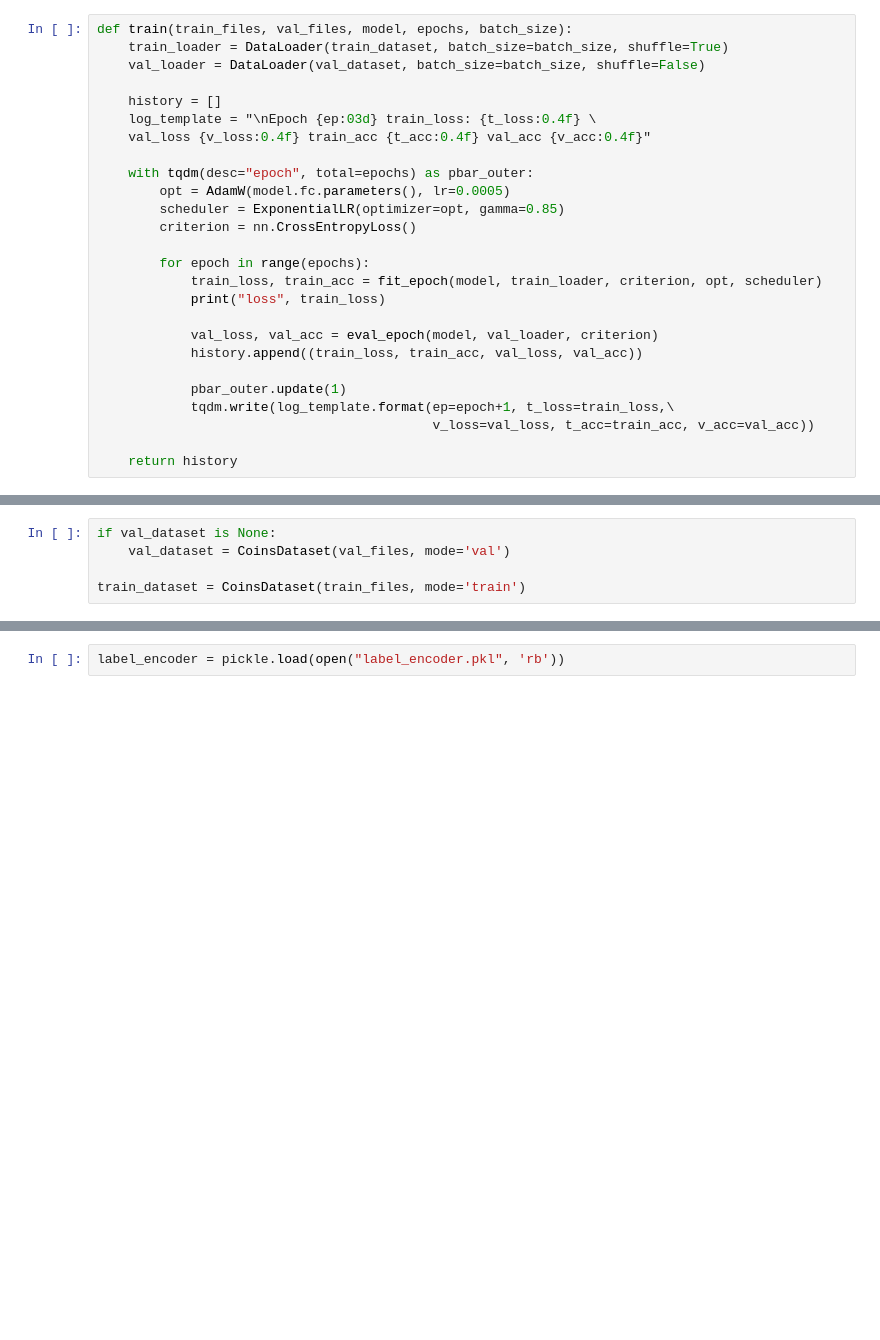
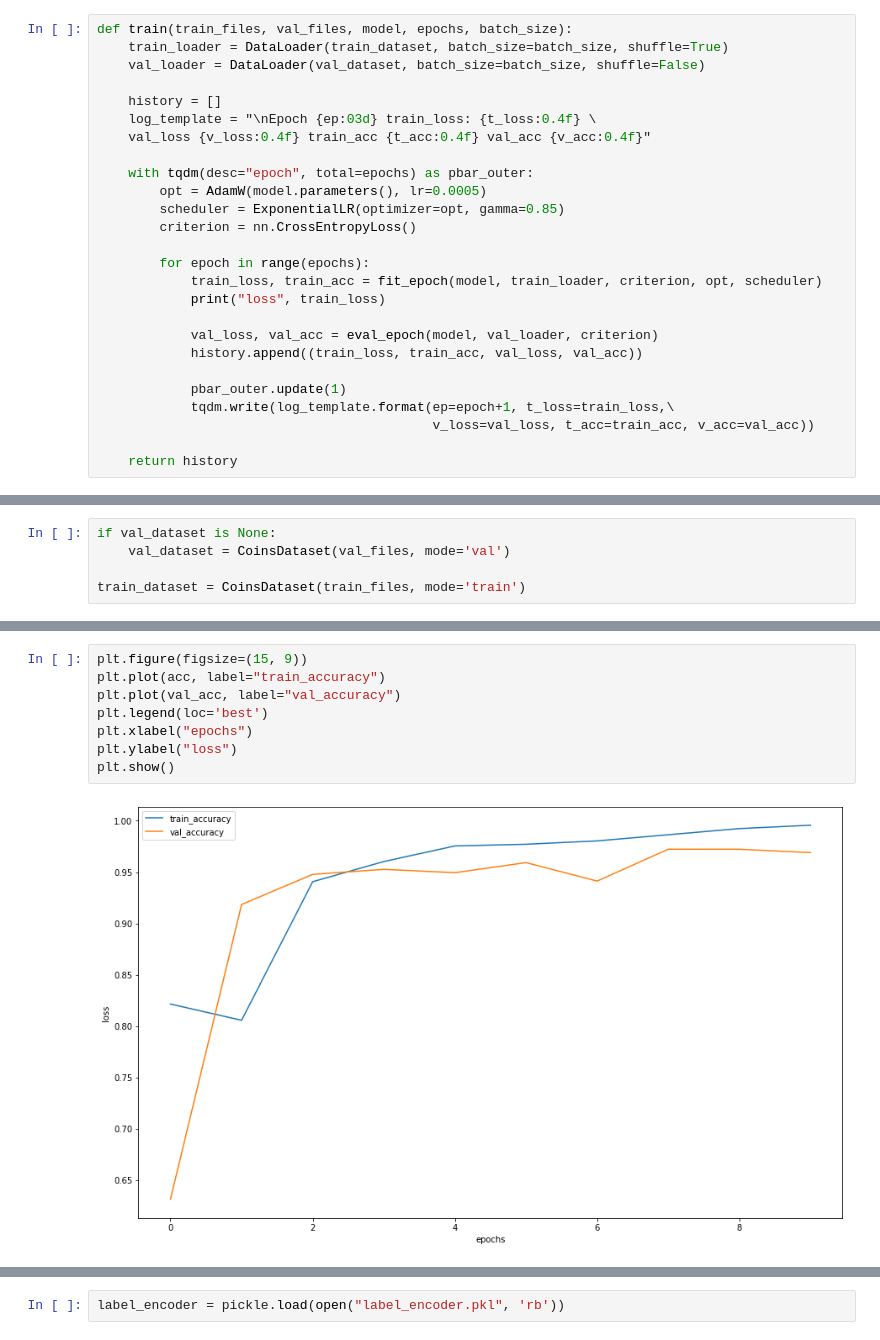
Before and after one commit to KostenokLisa/Coin_project, a Jupyter notebook: classification.ipynb, the cells around one changed output, grey strips where cells are left out. Saved outputs shown, nothing was run; the diff lists cells and outputs as text; blank space fills up the shorter version.

```diff
--- a/classification.ipynb
+++ b/classification.ipynb
@@ -279,7 +277,7 @@ def train(train_files, val_files, model, epochs, batch_size):
     val_loss {v_loss:0.4f} train_acc {t_acc:0.4f} val_acc {v_acc:0.4f}"
 
     with tqdm(desc="epoch", total=epochs) as pbar_outer:
-        opt = AdamW(model.fc.parameters(), lr=0.0005)
+        opt = AdamW(model.parameters(), lr=0.0005)
         scheduler = ExponentialLR(optimizer=opt, gamma=0.85)
         criterion = nn.CrossEntropyLoss()
 
@@ -373,2 +371,12 @@ plt.show()
+# %%
+plt.figure(figsize=(15, 9))
+plt.plot(acc, label="train_accuracy")
+plt.plot(val_acc, label="val_accuracy")
+plt.legend(loc='best')
+plt.xlabel("epochs")
+plt.ylabel("loss")
+plt.show()
+# %% [output]
+[figure, added]
 # %%
 def predict_one_sample(model, inputs, device=DEVICE):
```
Also changed, not shown: parts of 21 cells of this notebook.
